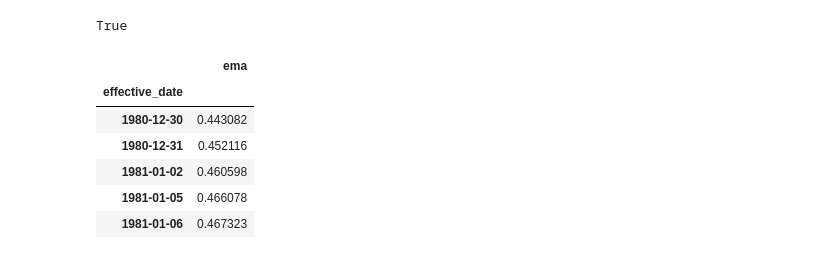
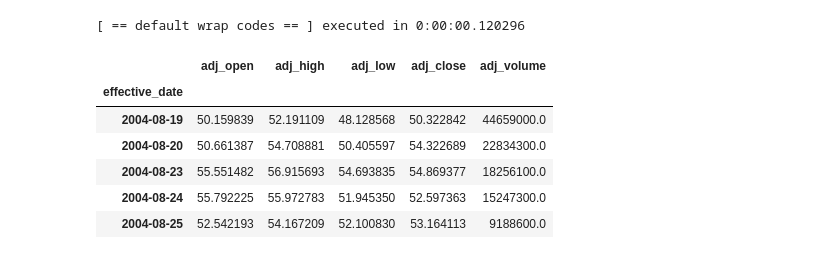
Before and after one commit to MichaelZhangCA/Jupyter.Notebook, a Jupyter notebook: Market_Research/data_process/Data Process POC.ipynb, the cells around one changed output. Drawn from its saved outputs; the diff is of its cells as text; code cells hidden in the pictures.

```diff
--- a/Market_Research/data_process/Data Process POC.ipynb
+++ b/Market_Research/data_process/Data Process POC.ipynb
@@ -4,18 +1,3 @@ import repository.simpleindicatorrepo as idc
-# %%
-print(idc.exists_sma('AAPL',20))
-ema12 = idc.load_ema('AAPL',12)
-ema26 = idc.load_ema('AAPL',26)
-
-ema12.head()
-# %% [output]
-True
-|  | ema |
-| effective_date |  |
-| 1980-12-30 | 0.443082 |
-| 1980-12-31 | 0.452116 |
-| 1981-01-02 | 0.460598 |
-| 1981-01-05 | 0.466078 |
-| 1981-01-06 | 0.467323 |
 # %%
 import pandas as pd
 import numpy as np
@@ -21,0 +9,14 @@ import numpy as np
+# %%
+with CodeTimer() as ct:
+    fullprice = pricerepo.get_stock_adjdata('GOOGL', datetime.date(1900,1,1))
+
+fullprice.head()
+# %% [output]
+[ == default wrap codes == ] executed in 0:00:00.120296
+|  | adj_open | adj_high | adj_low | adj_close | adj_volume |
+| effective_date |  |  |  |  |  |
+| 2004-08-19 | 50.159839 | 52.191109 | 48.128568 | 50.322842 | 44659000.0 |
+| 2004-08-20 | 50.661387 | 54.708881 | 50.405597 | 54.322689 | 22834300.0 |
+| 2004-08-23 | 55.551482 | 56.915693 | 54.693835 | 54.869377 | 18256100.0 |
+| 2004-08-24 | 55.792225 | 55.972783 | 51.945350 | 52.597363 | 15247300.0 |
+| 2004-08-25 | 52.542193 | 54.167209 | 52.100830 | 53.164113 | 9188600.0 |
```
Also changed, not shown: parts of 31 cells of this notebook, 22 other files.
